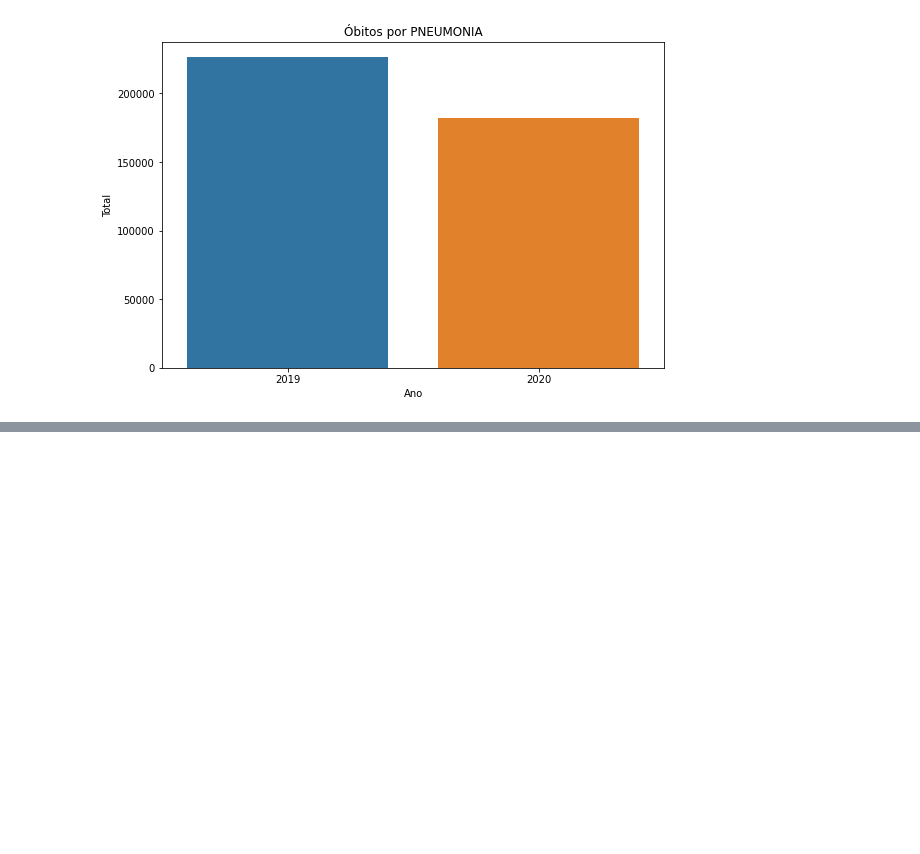
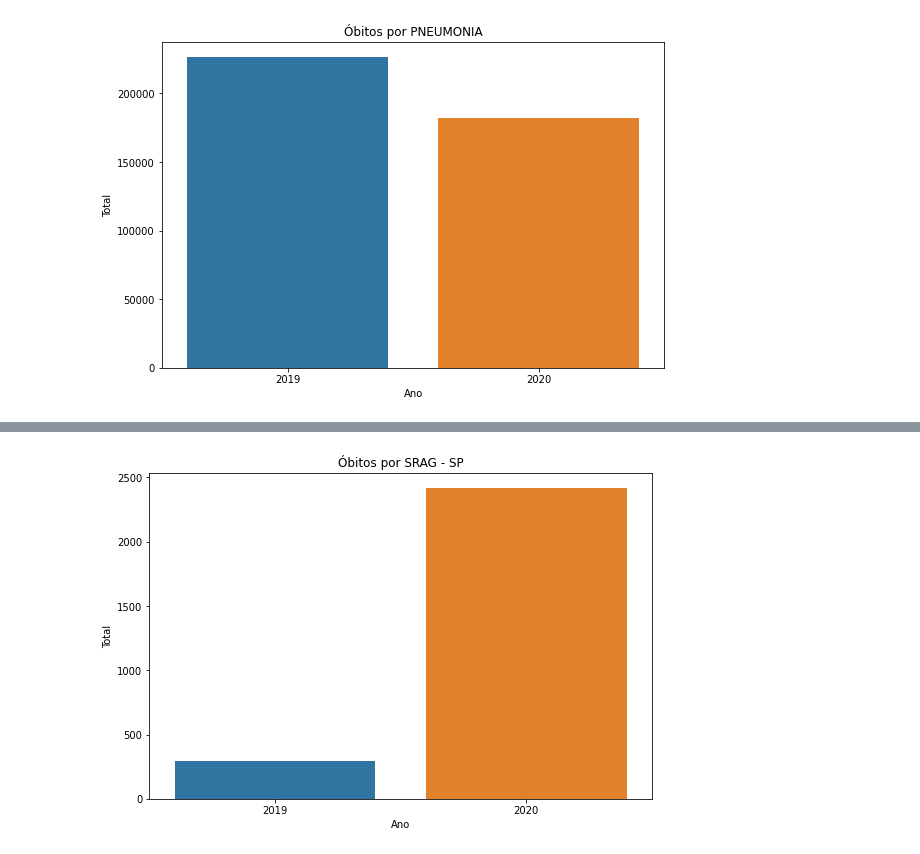
Before and after one commit to dudu1626/analise_covid_databootcamp, a Jupyter notebook: notebooks/analise_obitos_covid.ipynb, the cells around one changed output, grey strips where cells are left out. Cells and saved outputs as stored; diff of their text form; code cells hidden in the pictures; blank space fills up the shorter version.

Commit message:
dependências, atualização para deploy

```diff
--- a/notebooks/analise_obitos_covid.ipynb
+++ b/notebooks/analise_obitos_covid.ipynb
@@ -133,0 +152,31 @@ grafico_comparativo('PNEUMONIA')
+# %%
+def grafico_comparativo(causa, estado='BRASIL'):
+
+    # Condicional para estado ou geral
+    if estado == 'BRASIL':
+        # preparação dos dados consolidado
+        total_2019 = dados_2019.groupby('tipo_doenca').sum()
+        total_2020 = dados_2020.groupby('tipo_doenca').sum()
+
+        lista = [int(total_2019.loc[causa]), int(total_2020.loc[causa])]
+        dados = pd.DataFrame({'Ano' : [2019, 2020], 'Total' : lista})
+    else:
+        # preparação dos dados com escolha de estado
+        total_2019 = dados_2019.groupby(['uf', 'tipo_doenca']).sum()
+        total_2020 = dados_2020.groupby(['uf', 'tipo_doenca']).sum()
+
+        lista = [int(total_2019.loc[estado, causa]), int(total_2020.loc[estado, causa])]
+        dados = pd.DataFrame({'Ano' : [2019, 2020], 'Total' : lista})
+
+    # formação do gráfico
+    plt.figure(figsize=(9,6))
+    sns.barplot(x='Ano', y='Total', data=dados)
+    if estado == 'BRASIL':
+        plt.title(f'Óbitos por {causa} no Brasil')
+    else:
+        plt.title(f'Óbitos por {causa} - {estado}')
+    plt.show()
+# %%
+grafico_comparativo('SRAG', 'SP')
+# %% [output]
+[figure, added]
```
Also changed, not shown: parts of 6 cells of this notebook, 2 other files.
